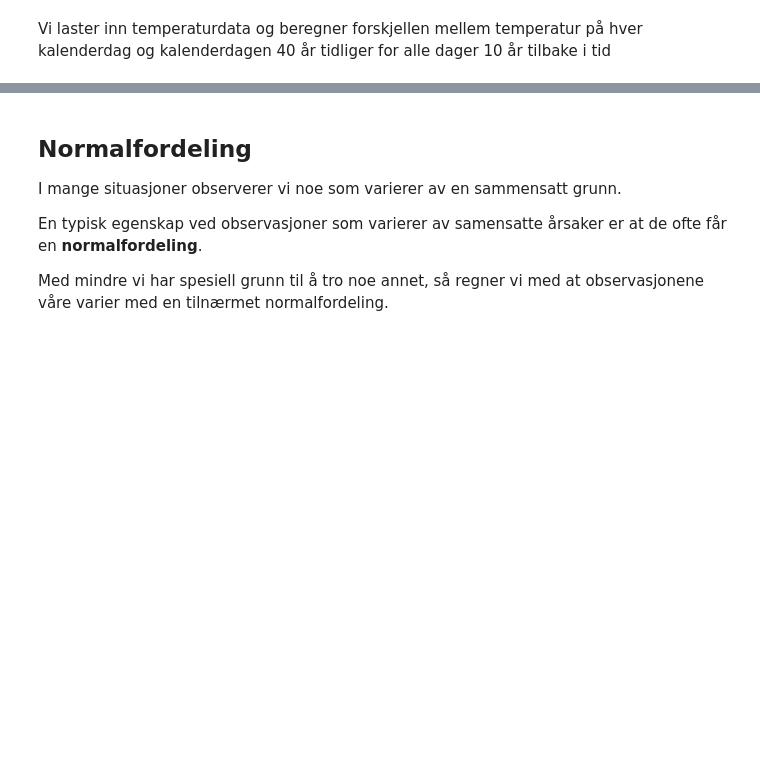
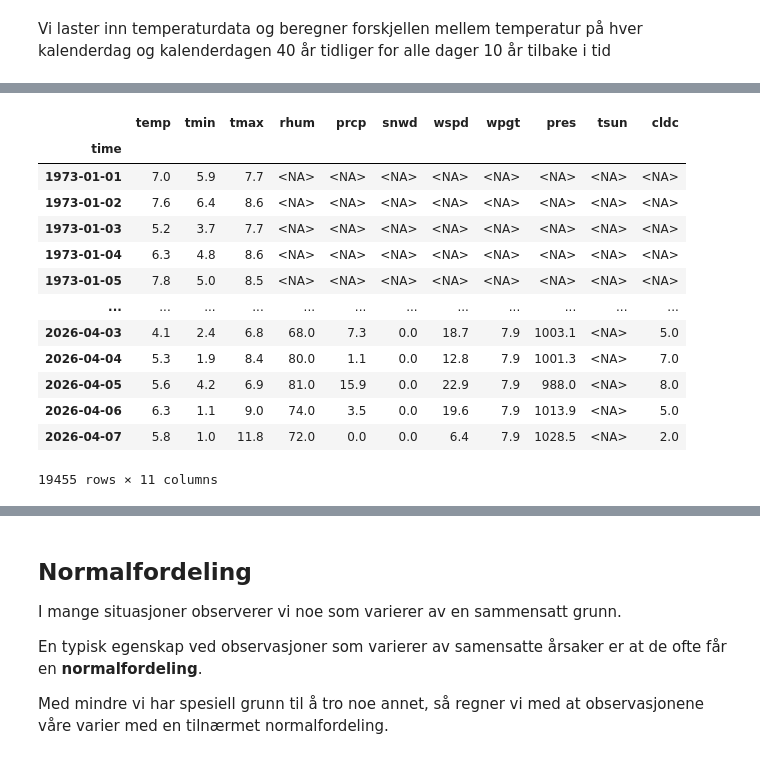
Before and after one commit to mbr085/V26MAT102, a Jupyter notebook: notebooks/uke15/paretetemperaturer.ipynb, the cells around one changed output, grey strips where cells are left out. Drawn from its saved outputs; the diff is of its cells as text; code cells hidden in the pictures; blank space fills up the shorter version.

```diff
--- a/notebooks/uke15/paretetemperaturer.ipynb
+++ b/notebooks/uke15/paretetemperaturer.ipynb
@@ -79,6 +100,23 @@ data = data.resample('D').mean()
 # %%
 # Setter manglende observasjoner lik morgendagens observasjon
 data = data.ffill(axis='index')
+# %%
+data
+# %% [output]
+|  | temp | tmin | tmax | rhum | prcp | snwd | wspd | wpgt | pres | tsun | cldc |
+| time |  |  |  |  |  |  |  |  |  |  |  |
+| 1973-01-01 | 7.0 | 5.9 | 7.7 | <NA> | <NA> | <NA> | <NA> | <NA> | <NA> | <NA> | <NA> |
+| 1973-01-02 | 7.6 | 6.4 | 8.6 | <NA> | <NA> | <NA> | <NA> | <NA> | <NA> | <NA> | <NA> |
+| 1973-01-03 | 5.2 | 3.7 | 7.7 | <NA> | <NA> | <NA> | <NA> | <NA> | <NA> | <NA> | <NA> |
+| 1973-01-04 | 6.3 | 4.8 | 8.6 | <NA> | <NA> | <NA> | <NA> | <NA> | <NA> | <NA> | <NA> |
+| 1973-01-05 | 7.8 | 5.0 | 8.5 | <NA> | <NA> | <NA> | <NA> | <NA> | <NA> | <NA> | <NA> |
+| ... | ... | ... | ... | ... | ... | ... | ... | ... | ... | ... | ... |
+| 2026-04-03 | 4.1 | 2.4 | 6.8 | 68.0 | 7.3 | 0.0 | 18.7 | 7.9 | 1003.1 | <NA> | 5.0 |
+| 2026-04-04 | 5.3 | 1.9 | 8.4 | 80.0 | 1.1 | 0.0 | 12.8 | 7.9 | 1001.3 | <NA> | 7.0 |
+| 2026-04-05 | 5.6 | 4.2 | 6.9 | 81.0 | 15.9 | 0.0 | 22.9 | 7.9 | 988.0 | <NA> | 8.0 |
+| 2026-04-06 | 6.3 | 1.1 | 9.0 | 74.0 | 3.5 | 0.0 | 19.6 | 7.9 | 1013.9 | <NA> | 5.0 |
+| 2026-04-07 | 5.8 | 1.0 | 11.8 | 72.0 | 0.0 | 0.0 | 6.4 | 7.9 | 1028.5 | <NA> | 2.0 |
+19455 rows × 11 columns
 # %%
 # Beregner forskjellen y mellem temperatur på hver kalenderdag og kalenderdagen 40 år tidliger for alle dager 10 år tilbake i tid
 
```
Also changed, not shown: parts of 13 cells of this notebook.
